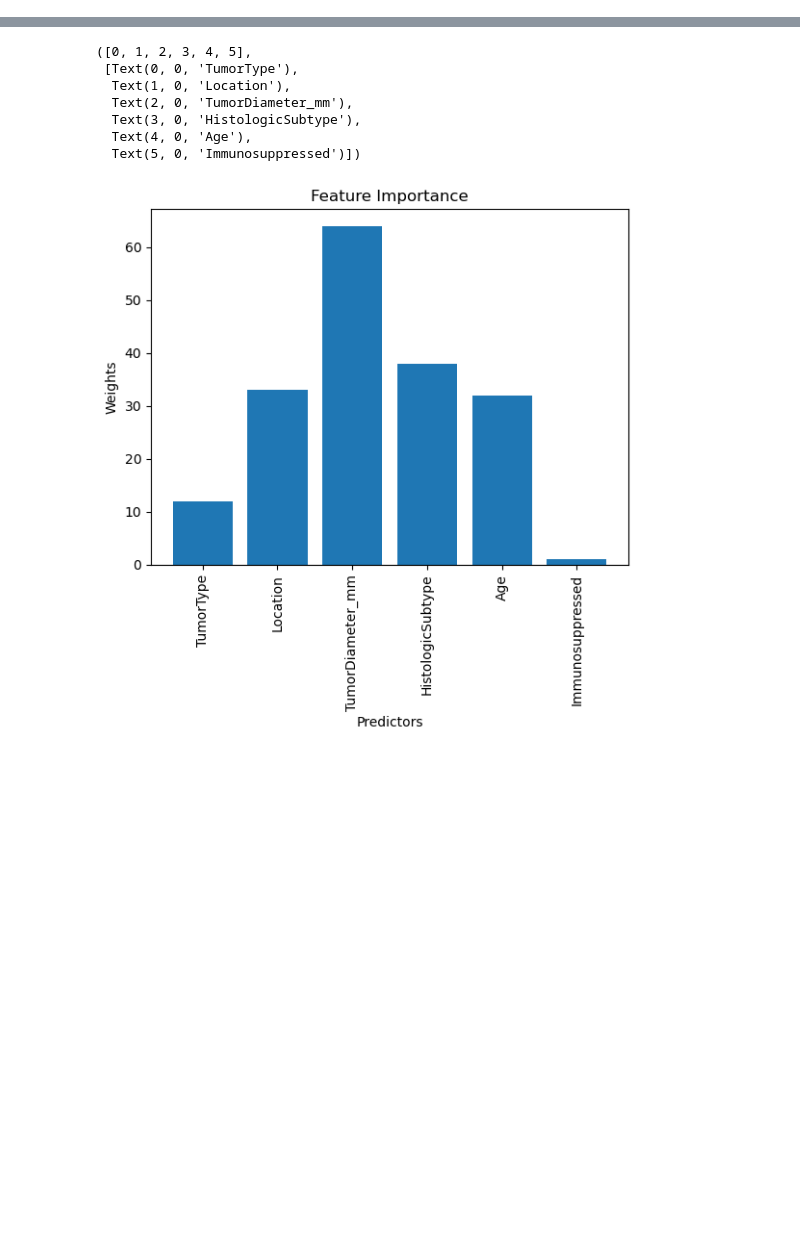
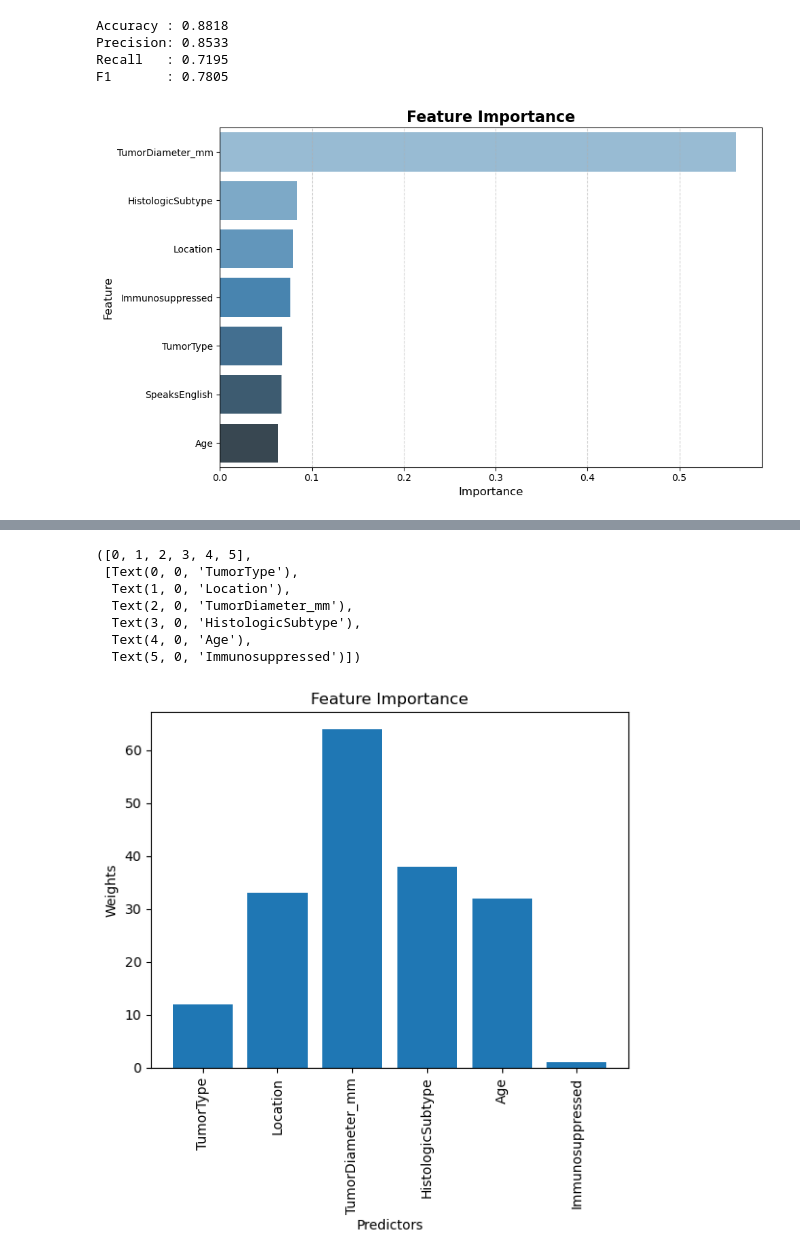
Before and after one commit to rheyoampoyo/UVA-mohs-surgery, a Jupyter notebook: Prod/XGBoost.ipynb, the cells around one changed output, grey strips where cells are left out. Saved outputs shown, nothing was run; the diff lists cells and outputs as text; code cells hidden in the pictures; blank space fills up the shorter version.

Commit message:
EDA and Results with XGBoost

```diff
--- a/Prod/XGBoost.ipynb
+++ b/Prod/XGBoost.ipynb
@@ -39,4 +68,67 @@ params = {
 }
 n=50
 model = xgb.train(params=params,dtrain=xgb_train,num_boost_round=n)
+# %%
+### Regular Cross-Validation
+X_train, X_test, y_train, y_test = train_test_split(X, y, test_size=0.2, random_state=42)
+
+xgb_clf = XGBClassifier(eval_metric='logloss',
+                         enable_categorical=True)
+
+scoring = {
+    'accuracy': make_scorer(accuracy_score),
+    'precision': make_scorer(precision_score),
+    'recall': make_scorer(recall_score),
+    'f1': make_scorer(f1_score)
+}
+
+# 3. Perform 5-fold cross-validation
+cv_results = cross_validate(
+    estimator=xgb_clf,
+    X=X_train,
+    y=y_train,
+    cv=5,
+    scoring=scoring,
+    return_train_score=False
+)
+
+# 4. Print mean + std for each metric
+for metric in scoring:
+    mean = cv_results[f'test_{metric}'].mean()
+
+    print(f"{metric.capitalize():<9}: {mean:.4f}")
+# %% [output]
+Accuracy : 0.8818
+Precision: 0.8533
+Recall   : 0.7195
+F1       : 0.7805
+# %%
+xgb_clf.fit(X_train, y_train)
+
+importance = xgb_clf.feature_importances_
+
+feature_importance_df = pd.DataFrame({
+    'feature': X_train.columns,
+    'importance': importance
+}).sort_values(by='importance', ascending=False)
+
+
+plt.figure(figsize=(10, 6))
+sns.barplot(
+    x='importance',
+    y='feature',
+    data=feature_importance_df,
+    palette='Blues_d'
+)
+
+plt.title('Feature Importance', fontsize=16, weight='bold')
+plt.xlabel('Importance', fontsize=12)
+plt.ylabel('Feature', fontsize=12)
+plt.xticks(fontsize=10)
+plt.yticks(fontsize=10)
+plt.grid(axis='x', linestyle='--', alpha=0.6)
+plt.tight_layout()
+plt.show()
+# %% [output]
+[figure, added]
 # %%
```
Also changed, not shown: parts of 6 cells of this notebook, 20 other files.
